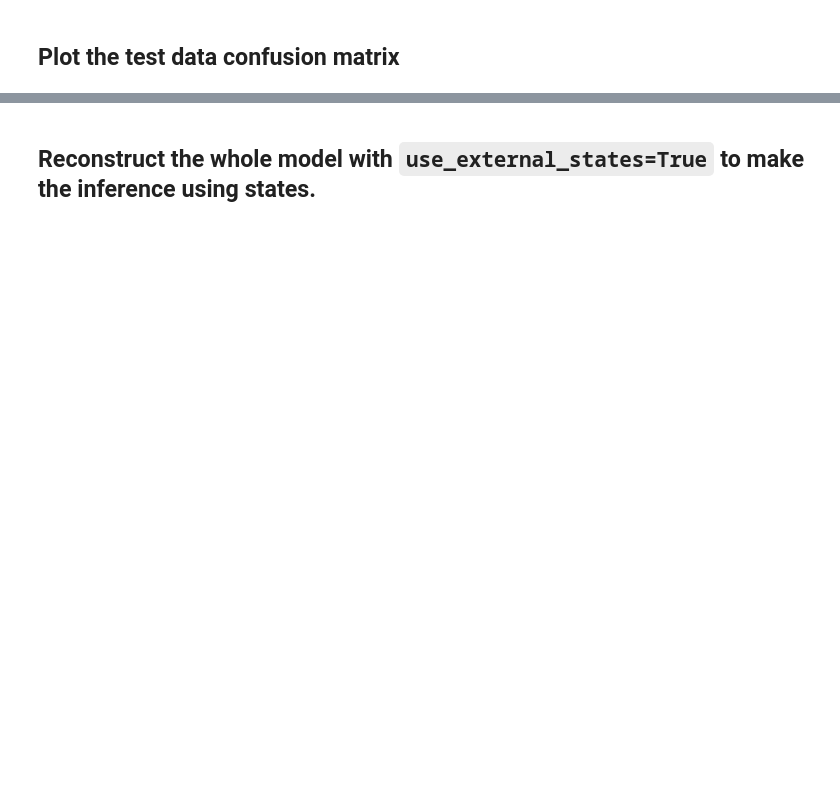
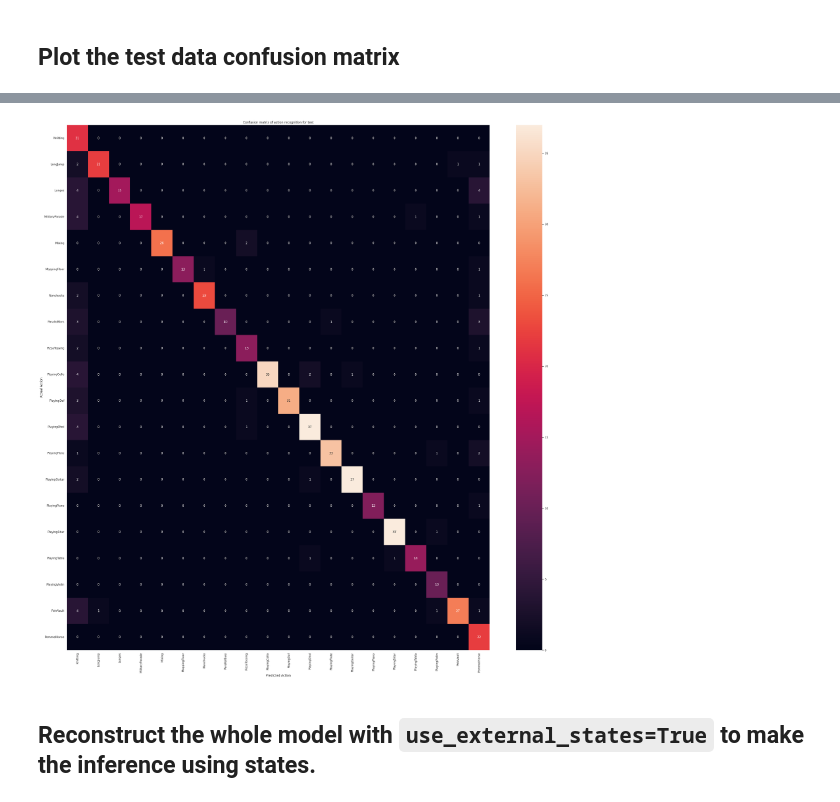
Before and after one commit to Jiwon-Park/on-device-action-recognition, a Jupyter notebook: movinet_streaming_training.ipynb, the cells around one changed output, grey strips where cells are left out. Cells and saved outputs as stored; diff of their text form; code cells hidden in the pictures; blank space fills up the shorter version.

```diff
--- a/movinet_streaming_training.ipynb
+++ b/movinet_streaming_training.ipynb
@@ -594,0 +614,2 @@ model.evaluate(test_ds)
+# %%
+model = tf.keras.models.load_model('model')
@@ -617,7 +657,7 @@ def get_actual_predicted_labels(dataset):
 def plot_confusion_matrix(actual, predicted, labels, ds_type):
   cm = tf.math.confusion_matrix(actual, predicted)
   ax = sns.heatmap(cm, annot=True, fmt='g')
-  sns.set(rc={'figure.figsize':(100, 100)})
+  sns.set(rc={'figure.figsize':(len(labels), len(labels))})
   sns.set(font_scale=1.0)
   ax.set_title('Confusion matrix of action recognition for ' + ds_type)
   ax.set_xlabel('Predicted Action')
@@ -627,6 +667,14 @@ def plot_confusion_matrix(actual, predicted, labels, ds_type):
   ax.xaxis.set_ticklabels(labels)
   ax.yaxis.set_ticklabels(labels)
   plt.show()
+# %%
+test2_path = pathlib.PosixPath('UCF101_subset/test2/')
+test2_ds = tf.data.Dataset.from_generator(FrameGenerator(test2_path, num_frames),
+                                         output_signature = output_signature)
+test2_ds = test2_ds.batch(batch_size)
+
+fg3 = FrameGenerator(test2_path, num_frames)
+label_names_test = list(fg3.class_ids_for_name.keys())
 # %%
 %matplotlib inline
 actual, predicted = get_actual_predicted_labels(test_ds)
@@ -639,3 +683,12 @@ plot_confusion_matrix(actual, predicted, label_names_t, 'test')
+# %%
+act = actual.numpy()
+pred = predicted.numpy()
+pred = np.subtract(pred, 49)
+pred[pred < 0] = 0
+pred[pred > 20] = 19
+plot_confusion_matrix(act, pred, label_names_test, 'test')
+# %% [output]
+[figure, added]
 # %% [markdown]
 ## Reconstruct the whole model with `use_external_states=True` to make the inference using states.
 # %%
```
Also changed, not shown: parts of 29 cells of this notebook, 16 other files.
